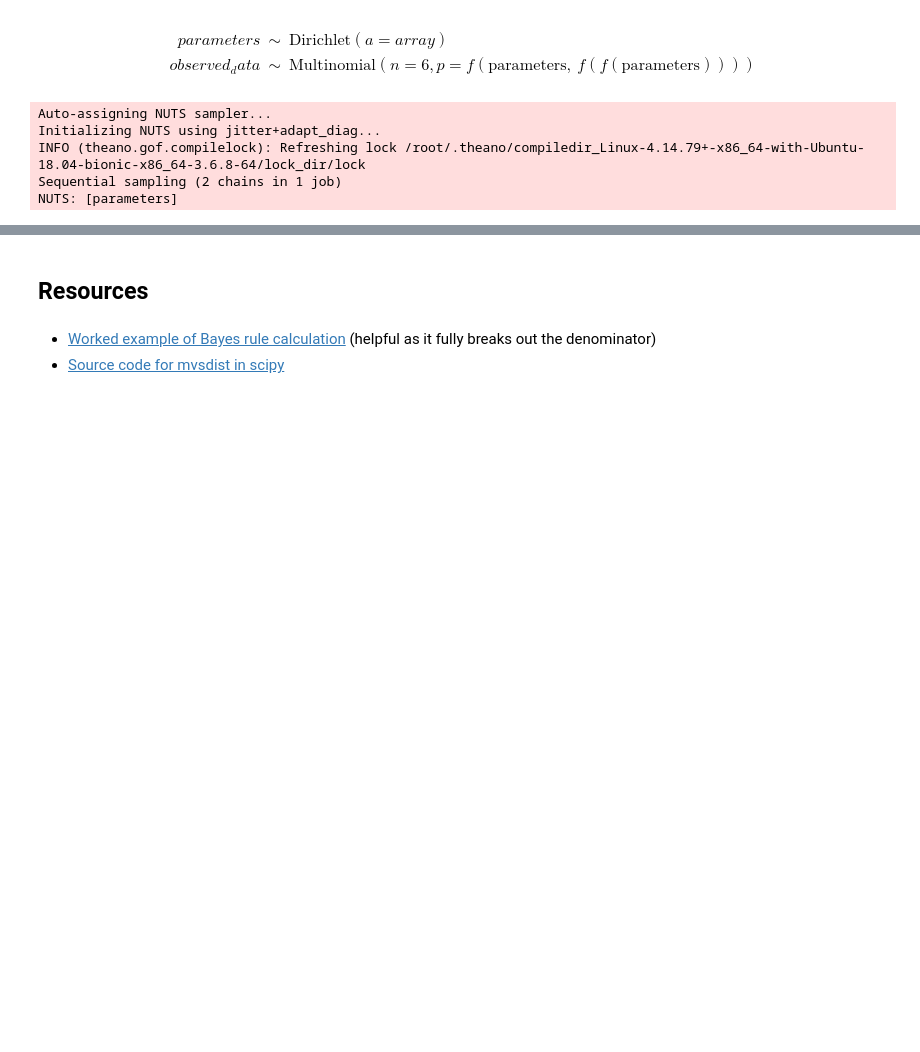
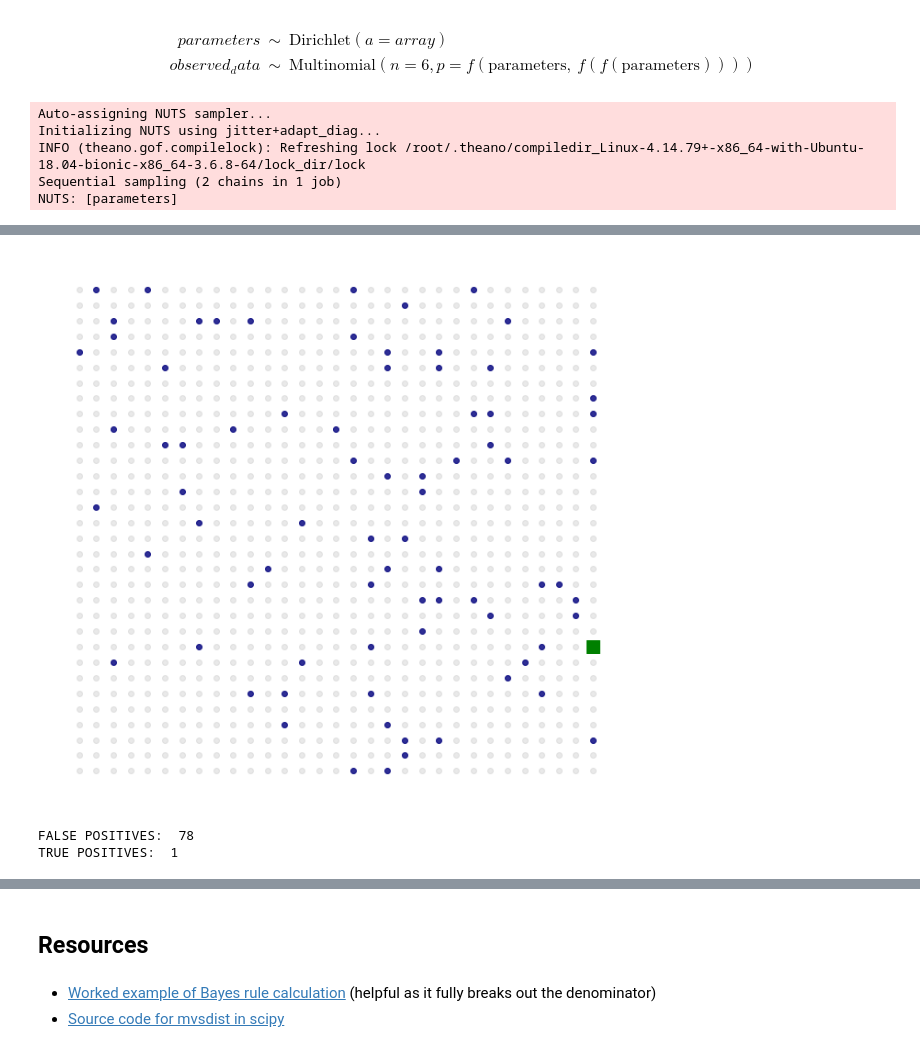
Before and after one commit to garretbassett/DS-Unit-1-Sprint-3-Statistical-Tests-and-Experiments, a Jupyter notebook: module3-introduction-to-bayesian-inference/Garret_Bassett_LS_DS_143_Introduction_to_Bayesian_Inference.ipynb, the cells around one changed output, grey strips where cells are left out. Drawn from its saved outputs; the diff is of its cells as text; code cells hidden in the pictures; blank space fills up the shorter version.

```diff
--- a/module3-introduction-to-bayesian-inference/Garret_Bassett_LS_DS_143_Introduction_to_Bayesian_Inference.ipynb
+++ b/module3-introduction-to-bayesian-inference/Garret_Bassett_LS_DS_143_Introduction_to_Bayesian_Inference.ipynb
@@ -216,0 +214,15 @@ Stretch goals:
+# %%
+# COMPLEX FUNCTION
+# Came from Mali - appears to update prior probability after each test
+
+def prob_drunk_given_positive(prob_drunk_prior, prob_positive, prob_positive_drunk):
+    num = 0
+    prob = []
+    for i in range (0,10):
+        prob_drunk_positive = prob_positive_drunk * prob_drunk_prior / (prob_positive_drunk * prob_drunk_prior + (1-prob_drunk_prior)*prob_positive)
+        prob_drunk_prior = prob_drunk_positive
+        num +=  1
+        prob.append(prob_drunk_positive)
+        print("Test", num,":", prob_drunk_positive)
+
+prob_drunk_given_positive(.001, .08, 1)
@@ -216,0 +240,54 @@ Stretch goals:
+# %%
+# VISUALIZE
+
+import math
+
+xlen = 31
+ylen = 32
+prob_pos = .08
+prob_pos_drunk = 1
+prob_drunk_prior = .001
+
+x = [num for num in range(xlen)]
+fig,ax = plt.subplots(figsize=(10,10), facecolor="white")
+
+x_array = []
+y_array = []
+for x in x:
+    for y in range(ylen):
+        x_array.append(x)
+        y_array.append(y)
+
+df = pd.DataFrame(x_array, y_array)
+
+for x in ('left', 'right', 'top', 'bottom'):
+    ax.spines[x].set_visible(False)
+
+plt.tick_params(
+    axis='both',
+    which='both',
+    bottom=False,
+    top=False,
+    labelbottom=False,
+    labelleft=False)
+
+false_pos = (df.sample(int(xlen*ylen*prob_pos*(1-(prob_drunk_given_positive(prob_drunk_prior, prob_pos, prob_pos_drunk)))))
+             .reset_index().rename(columns={'index': 'y', 0: 'x'}))
+
+true_pos = (df.sample(math.ceil(xlen*ylen*prob_pos*(prob_drunk_given_positive(prob_drunk_prior, prob_pos, prob_pos_drunk))))
+            .reset_index().rename(columns={'index': 'y', 0: 'x'}))
+
+# The true_pos points run the risk of overlapping with false_pos points
+# The way I can think of to fix it isn't worth the trouble
+
+ax.scatter(x_array, y_array, alpha=0.25, c="darkgray");
+ax.scatter(false_pos['x'], false_pos['y'], alpha=0.8, c="navy");
+ax.scatter(true_pos['x'], true_pos['y'], s=200, c="green", marker='s');
+plt.show()
+
+print('FALSE POSITIVES: ', len(false_pos))
+print('TRUE POSITIVES: ', len(true_pos))
+# %% [output]
+[figure, added]
+FALSE POSITIVES:  78
+TRUE POSITIVES:  1
```
Also changed, not shown: parts of 14 cells of this notebook.
